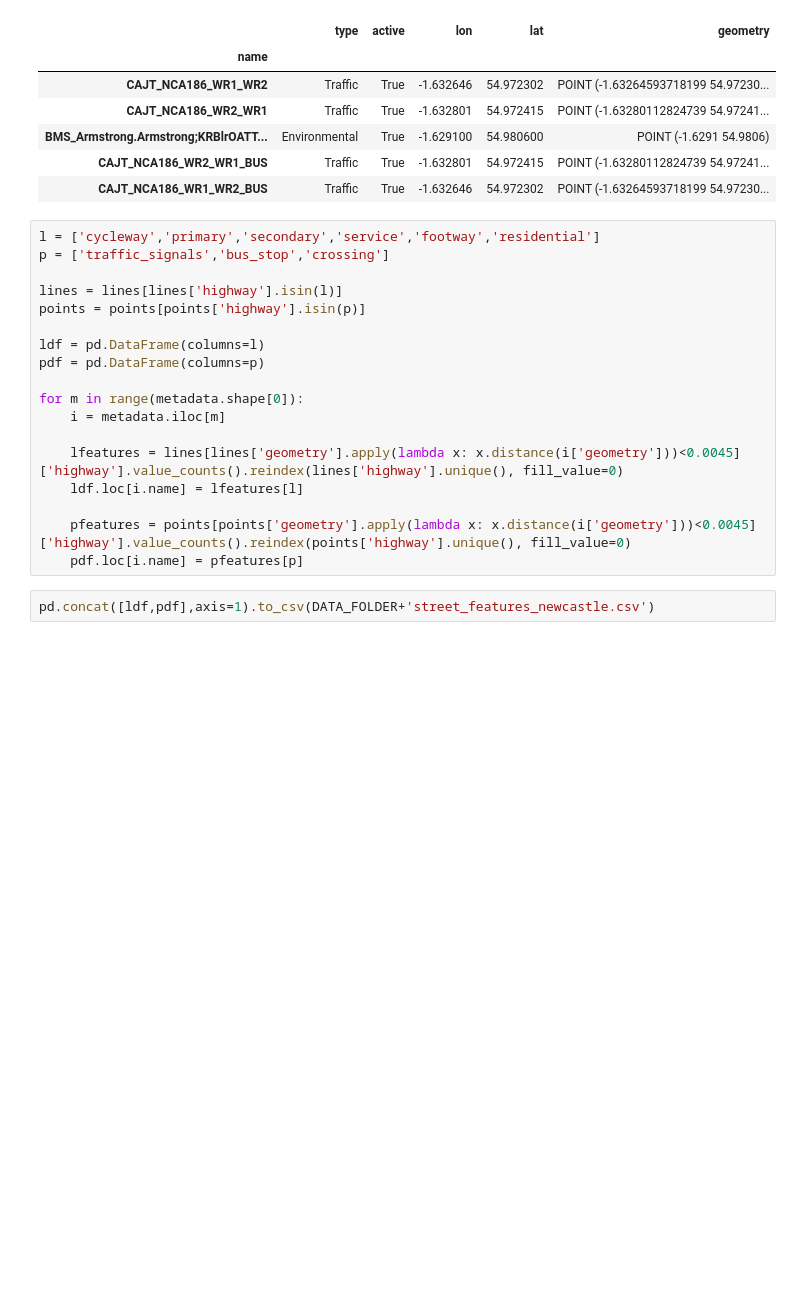
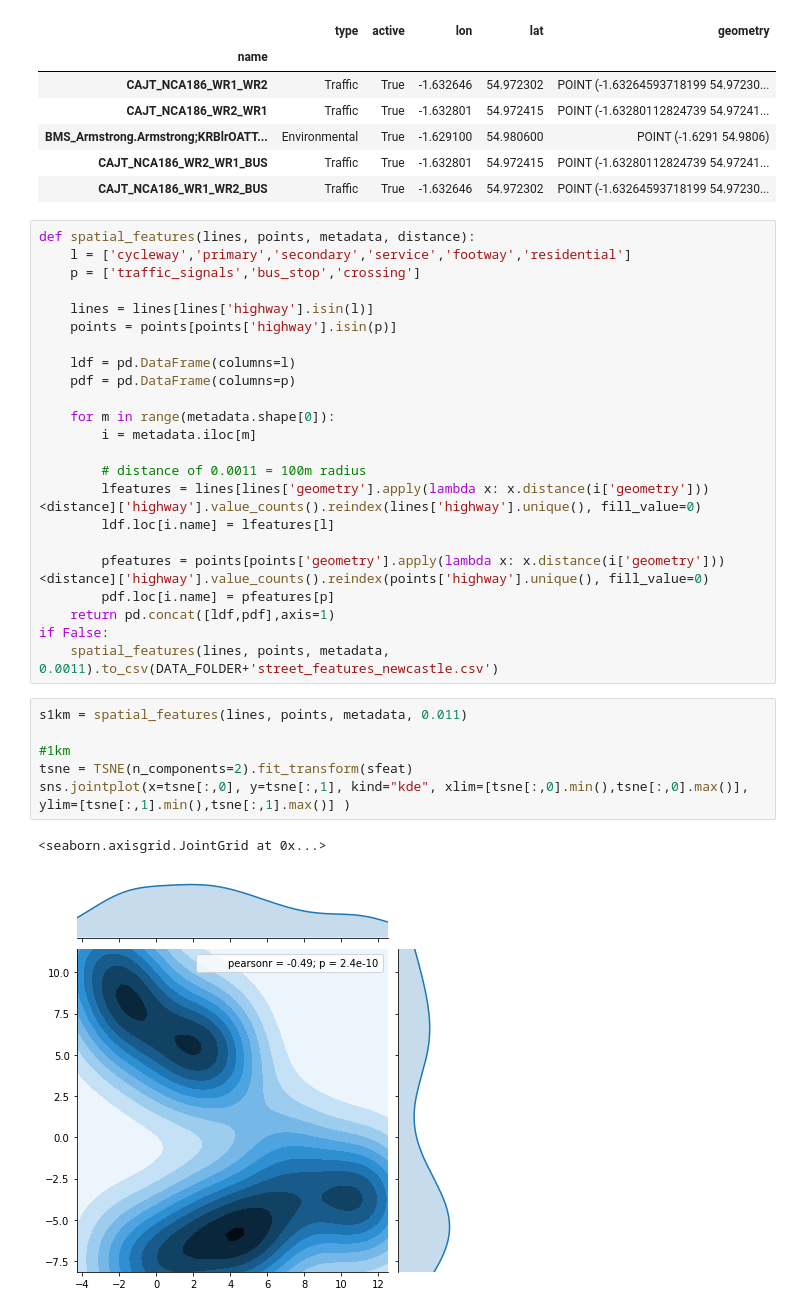
Before and after one commit to adaj/sensingbee, a Jupyter notebook: eda/streets_sensors_features.ipynb, the cells around one changed output. Cells and saved outputs as stored; diff of their text form; blank space fills up the shorter version.

Commit message:
evaluating feature configuration and analyzing street features distance parameter

```diff
--- a/eda/streets_sensors_features.ipynb
+++ b/eda/streets_sensors_features.ipynb
@@ -73,22 +81,34 @@ metadata.head()
 | CAJT_NCA186_WR2_WR1_BUS | Traffic | True | -1.632801 | 54.972415 | POINT (-1.63280112824739 54.97241... |
 | CAJT_NCA186_WR1_WR2_BUS | Traffic | True | -1.632646 | 54.972302 | POINT (-1.63264593718199 54.97230... |
 # %%
-l = ['cycleway','primary','secondary','service','footway','residential']
-p = ['traffic_signals','bus_stop','crossing']
+def spatial_features(lines, points, metadata, distance):
+    l = ['cycleway','primary','secondary','service','footway','residential']
+    p = ['traffic_signals','bus_stop','crossing']
 
-lines = lines[lines['highway'].isin(l)]
-points = points[points['highway'].isin(p)]
+    lines = lines[lines['highway'].isin(l)]
+    points = points[points['highway'].isin(p)]
 
-ldf = pd.DataFrame(columns=l)
-pdf = pd.DataFrame(columns=p)
+    ldf = pd.DataFrame(columns=l)
+    pdf = pd.DataFrame(columns=p)
 
-for m in range(metadata.shape[0]):
-    i = metadata.iloc[m]
+    for m in range(metadata.shape[0]):
+        i = metadata.iloc[m]
 
-    lfeatures = lines[lines['geometry'].apply(lambda x: x.distance(i['geometry']))<0.0045]['highway'].value_counts().reindex(lines['highway'].unique(), fill_value=0)
-    ldf.loc[i.name] = lfeatures[l]
+        # distance of 0.0011 = 100m radius
+        lfeatures = lines[lines['geometry'].apply(lambda x: x.distance(i['geometry']))<distance]['highway'].value_counts().reindex(lines['highway'].unique(), fill_value=0)
+        ldf.loc[i.name] = lfeatures[l]
 
-    pfeatures = points[points['geometry'].apply(lambda x: x.distance(i['geometry']))<0.0045]['highway'].value_counts().reindex(points['highway'].unique(), fill_value=0)
-    pdf.loc[i.name] = pfeatures[p]
+        pfeatures = points[points['geometry'].apply(lambda x: x.distance(i['geometry']))<distance]['highway'].value_counts().reindex(points['highway'].unique(), fill_value=0)
+        pdf.loc[i.name] = pfeatures[p]
+    return pd.concat([ldf,pdf],axis=1)
+if False:
+    spatial_features(lines, points, metadata, 0.0011).to_csv(DATA_FOLDER+'street_features_newcastle.csv')
-# %%
-pd.concat([ldf,pdf],axis=1).to_csv(DATA_FOLDER+'street_features_newcastle.csv')
+# %%
+s1km = spatial_features(lines, points, metadata, 0.011)
+
+#1km
+tsne = TSNE(n_components=2).fit_transform(sfeat)
+sns.jointplot(x=tsne[:,0], y=tsne[:,1], kind="kde", xlim=[tsne[:,0].min(),tsne[:,0].max()], ylim=[tsne[:,1].min(),tsne[:,1].max()] )
+# %% [output]
+<seaborn.axisgrid.JointGrid at 0x...>
+[figure, added]
```
Also changed, not shown: parts of 6 cells of this notebook, 2 other files.
